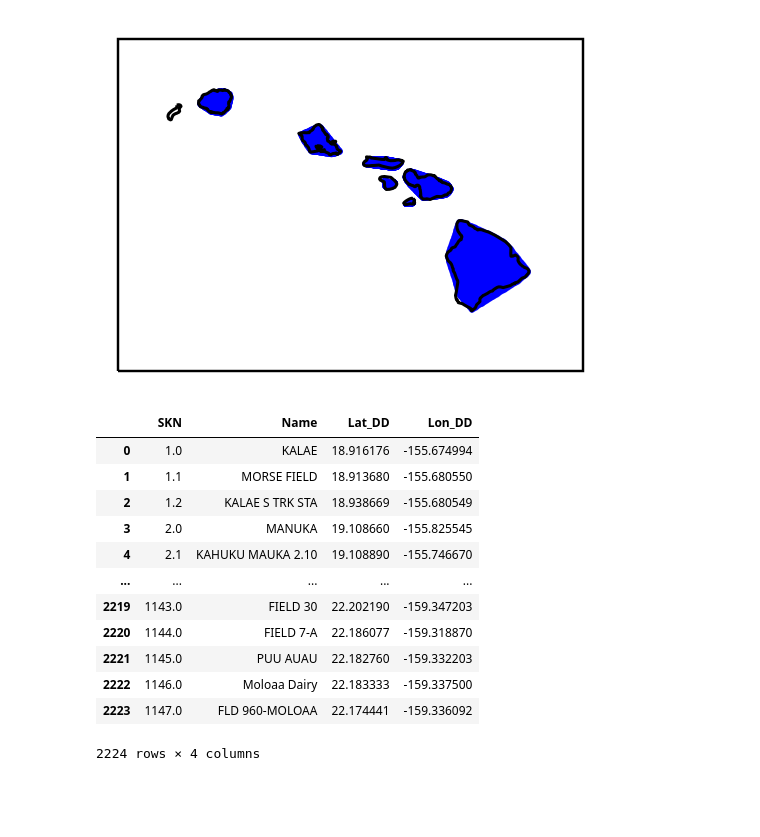
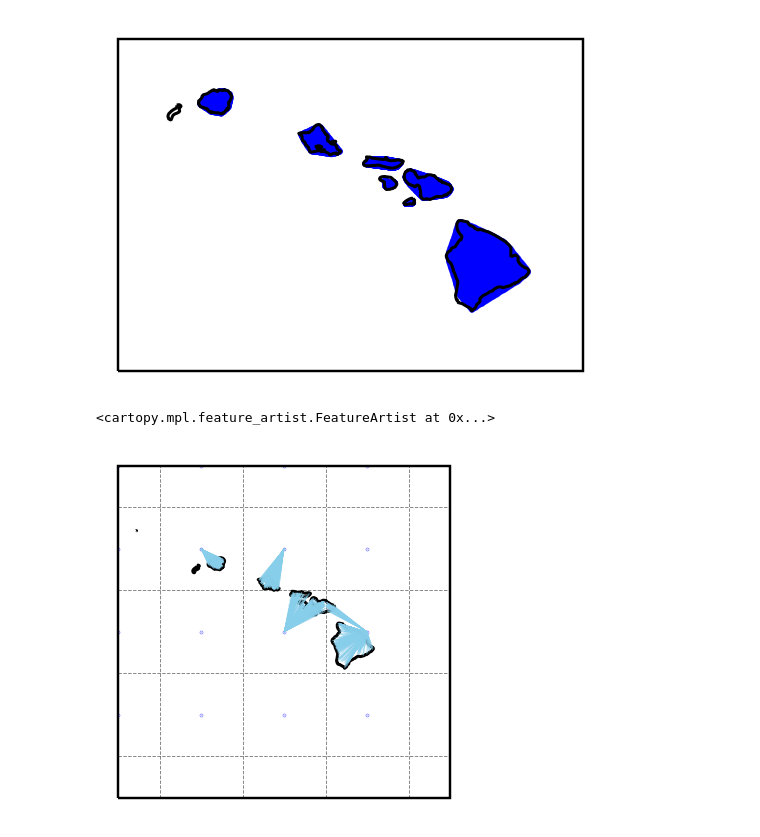
Before and after one commit to yusukemh/StatisticalDownscaling, a Jupyter notebook: codes/Dataset_mock.ipynb, the cells around one changed output. Saved outputs shown, nothing was run; the diff lists cells and outputs as text; code cells hidden in the pictures; blank space fills up the shorter version.

Commit message:
closest point calculation complete

```diff
--- a/codes/Dataset_mock.ipynb
+++ b/codes/Dataset_mock.ipynb
@@ -126,19 +130,50 @@ ax.coastlines(resolution='10m')
 # %% [output]
 <cartopy.mpl.feature_artist.FeatureArtist at 0x...>
 [figure]
-# %%
-df_locations
-# %% [output]
-|  | SKN | Name | Lat_DD | Lon_DD |
-| 0 | 1.0 | KALAE | 18.916176 | -155.674994 |
-| 1 | 1.1 | MORSE FIELD | 18.913680 | -155.680550 |
-| 2 | 1.2 | KALAE S TRK STA | 18.938669 | -155.680549 |
-| 3 | 2.0 | MANUKA | 19.108660 | -155.825545 |
-| 4 | 2.1 | KAHUKU MAUKA 2.10 | 19.108890 | -155.746670 |
-| ... | ... | ... | ... | ... |
-| 2219 | 1143.0 | FIELD 30 | 22.202190 | -159.347203 |
-| 2220 | 1144.0 | FIELD 7-A | 22.186077 | -159.318870 |
-| 2221 | 1145.0 | PUU AUAU | 22.182760 | -159.332203 |
-| 2222 | 1146.0 | Moloaa Dairy | 22.183333 | -159.337500 |
-| 2223 | 1147.0 | FLD 960-MOLOAA | 22.174441 | -159.336092 |
-2224 rows × 4 columns
+# %%
+lat = np.arange(17.5, 27.5, 2.5)
+lon = np.arange(195, 207.5, 2.5)
+
+xx, yy = np.meshgrid(lat, lon)
+grids = np.dstack((xx.flatten(), yy.flatten())).reshape(-1,2)
+
+def closest_grid(target, grids):
+    idx = np.linalg.norm(grids - target, axis=1).argmin()
+    return grids[idx]
+# %%
+df_locations["Lon_DD_updated"] = df_locations.apply(lambda row: row['Lon_DD'] + 360, axis=1)
+# %%
+test_coords = df_locations[["Lat_DD", "Lon_DD_updated"]].to_numpy()
+
+lines = []
+for target in test_coords:
+    closest = closest_grid(target, grids)
+    lines.append([(closest[1]-360, closest[0]), (target[1]-360, target[0])])
+# %%
+island_range = island_ranges[6]
+
+xmin, xmax = -162.5, -152.5
+ymin, ymax = 15, 25
+
+fig, ax = plt.subplots(
+    1, 1, figsize=(3, 2), dpi=220,
+    subplot_kw={
+        'projection': ccrs.PlateCarree(),
+        'xlim': (xmin, xmax),
+        'ylim': (ymin, ymax)
+    },
+    gridspec_kw={
+        "hspace": 0.1
+    }
+)
+
+lc = mc.LineCollection(lines, colors="skyblue", linewidth=0.1)
+ax.scatter(grids[:, 1]-360, grids[:, 0], s=0.05, facecolor='b', edgecolor='b', alpha=0.5)
+
+plt.vlines(x=np.arange(xmin, xmax+1, 2.5) - 1.25, ymin=ymin, ymax=ymax, color="k", linewidth=0.3, linestyle="--", alpha=0.5)
+plt.hlines(y=np.arange(ymin, ymax+1, 2.5) - 1.25 , xmin=xmin, xmax=xmax, color="k", linewidth=0.3, linestyle="--", alpha=0.5)
+ax.add_collection(lc)
+ax.coastlines(resolution='10m')
+# %% [output]
+<cartopy.mpl.feature_artist.FeatureArtist at 0x...>
+[figure, added]
```
Also changed, not shown: parts of 2 cells of this notebook.
